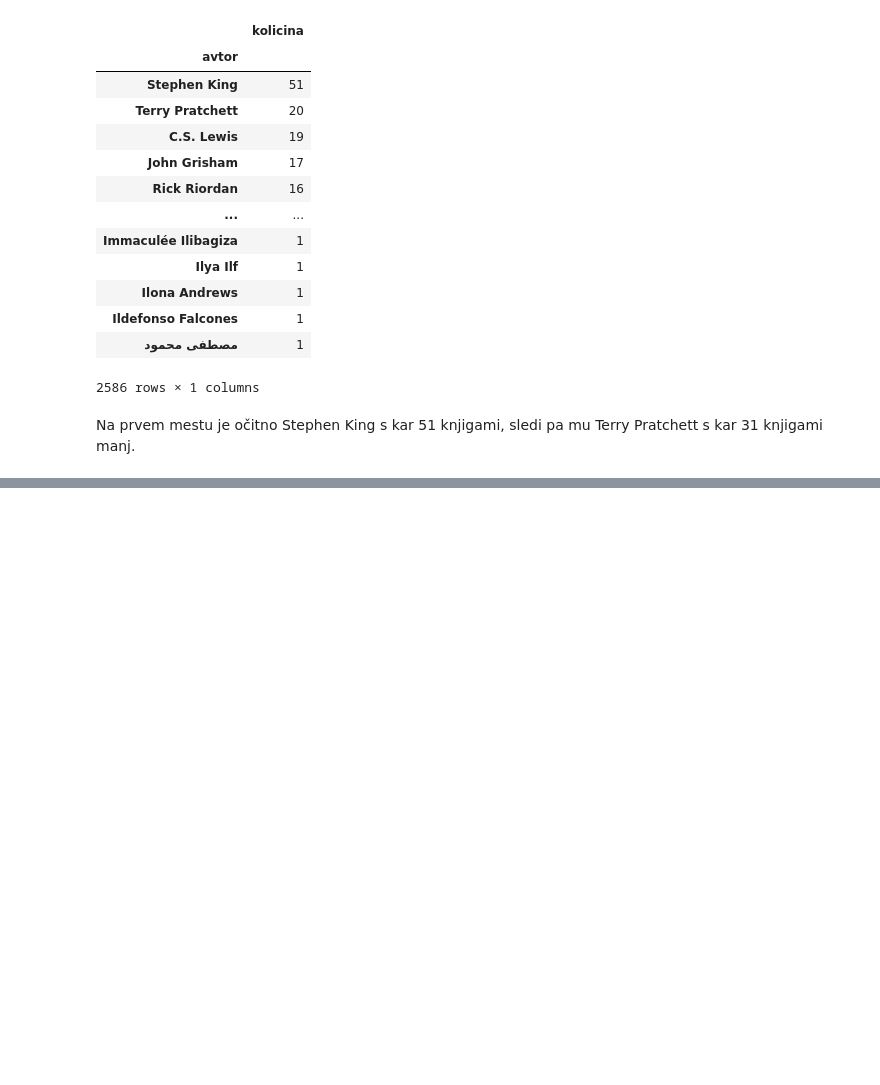
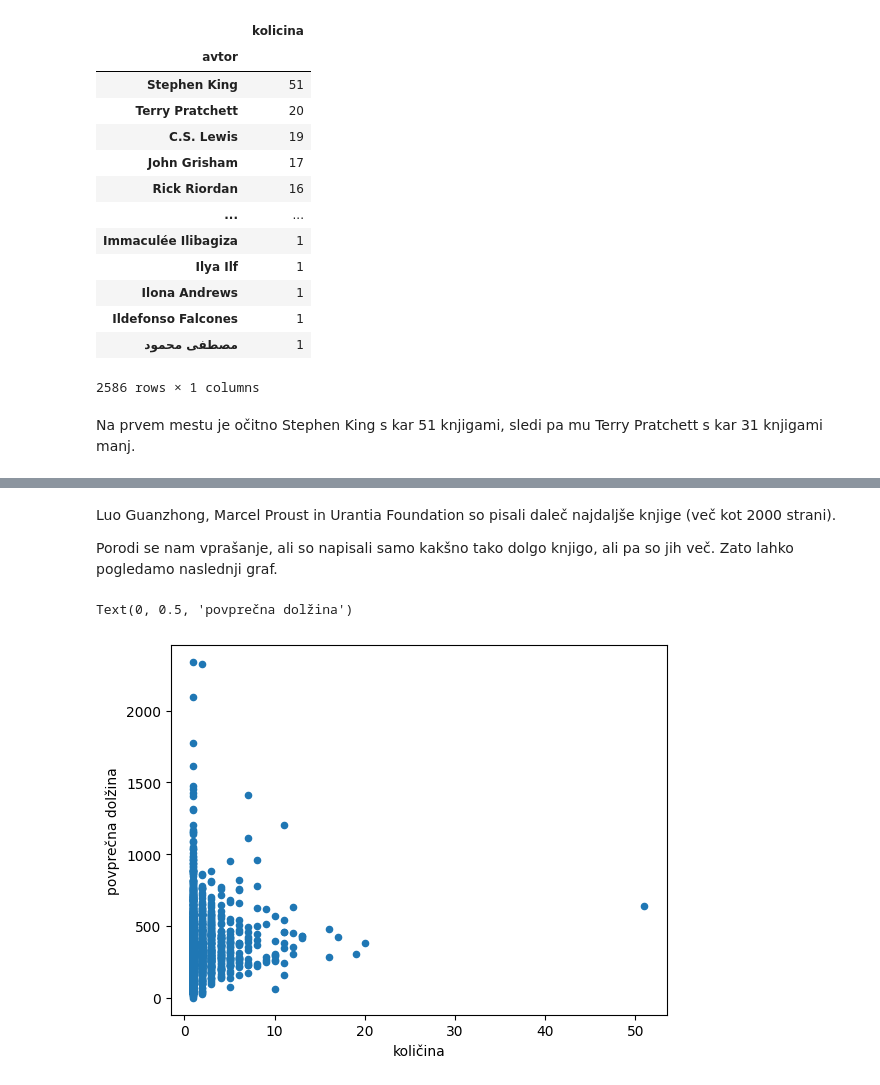
Before and after one commit to tadejjersin/analiza-knjig, a Jupyter notebook: analiza.ipynb, the cells around one changed output, grey strips where cells are left out. Drawn from its saved outputs; the diff is of its cells as text; code cells hidden in the pictures; blank space fills up the shorter version.

```diff
--- a/analiza.ipynb
+++ b/analiza.ipynb
@@ -181,0 +181,14 @@ statistike_avtorjev
+# %% [markdown]
+Luo Guanzhong, Marcel Proust in Urantia Foundation so pisali daleč najdaljše knjige (več kot 2000 strani).
+
+Porodi se nam vprašanje, ali so napisali samo kakšno tako dolgo knjigo, ali pa so jih več. Zato lahko pogledamo naslednji graf.
+# %%
+graf_povprecne_dolzine_po_kolicini = avtorji_urejeni_po_povprecni_dolzini.plot.scatter(
+    "kolicina",
+    "povprecna_dolzina"
+    )
+graf_povprecne_dolzine_po_kolicini.set_xlabel("količina")
+graf_povprecne_dolzine_po_kolicini.set_ylabel("povprečna dolžina")
+# %% [output]
+Text(0, 0.5, 'povprečna dolžina')
+[figure, added]
```
Also changed, not shown: parts of 6 cells of this notebook.
